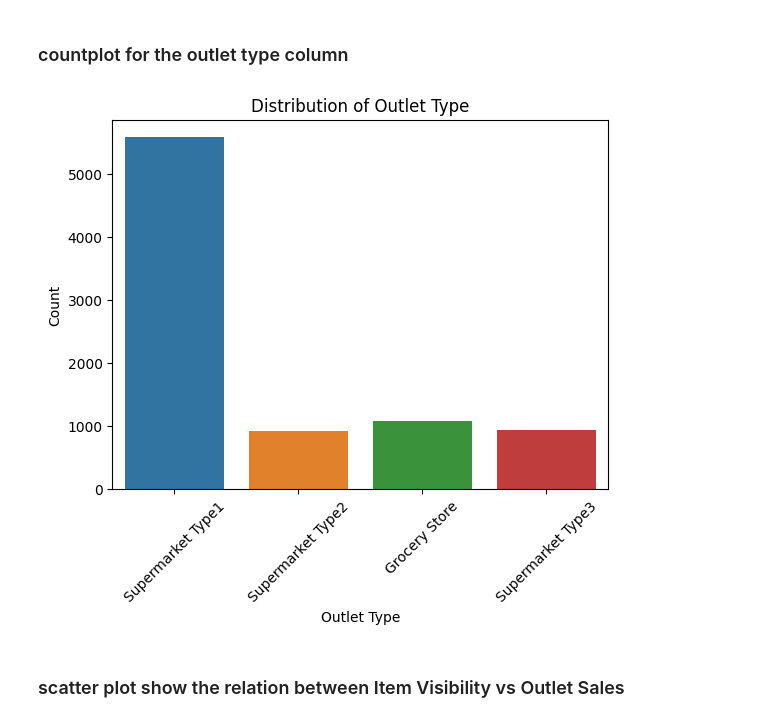
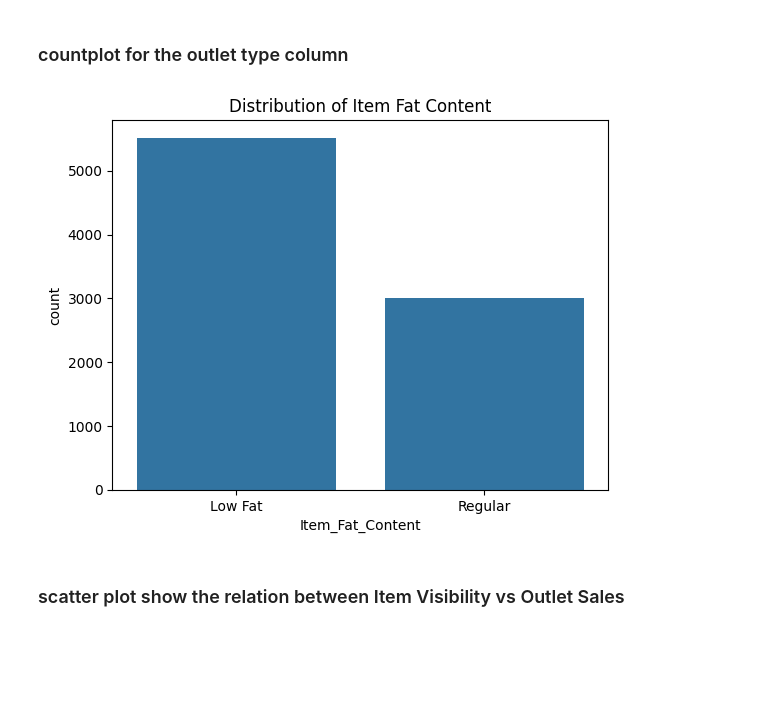
Before and after one commit to farahwadya/Prediction-of-Product-Sales, a Jupyter notebook: Prediction_of_Product_Sales.ipynb, the cells around one changed output. Saved outputs shown, nothing was run; the diff lists cells and outputs as text; code cells hidden in the pictures; blank space fills up the shorter version.

```diff
--- a/Prediction_of_Product_Sales.ipynb
+++ b/Prediction_of_Product_Sales.ipynb
@@ -376,15 +374,15 @@ plt.show()
 [figure]
 # %% [markdown]
 ### countplot for the outlet type column
-# %%
-sns.countplot(data=df_sales,x='Outlet_Type',hue='Outlet_Type')
-plt.title('Distribution of Outlet Type')
-plt.xlabel('Outlet Type')
-plt.ylabel('Count')
-plt.xticks(rotation=45)
-plt.show()
-# %% [output]
-[figure, removed]
+# %%
+import seaborn as sns
+import matplotlib.pyplot as plt
+
+sns.countplot(data=df_sales, x='Item_Fat_Content')
+plt.title('Distribution of Item Fat Content')
+plt.show()
+# %% [output]
+[figure, added]
 # %% [markdown]
 ### scatter plot show the relation between Item Visibility vs Outlet Sales
 # %%
```
Also changed, not shown: parts of 4 cells of this notebook.
